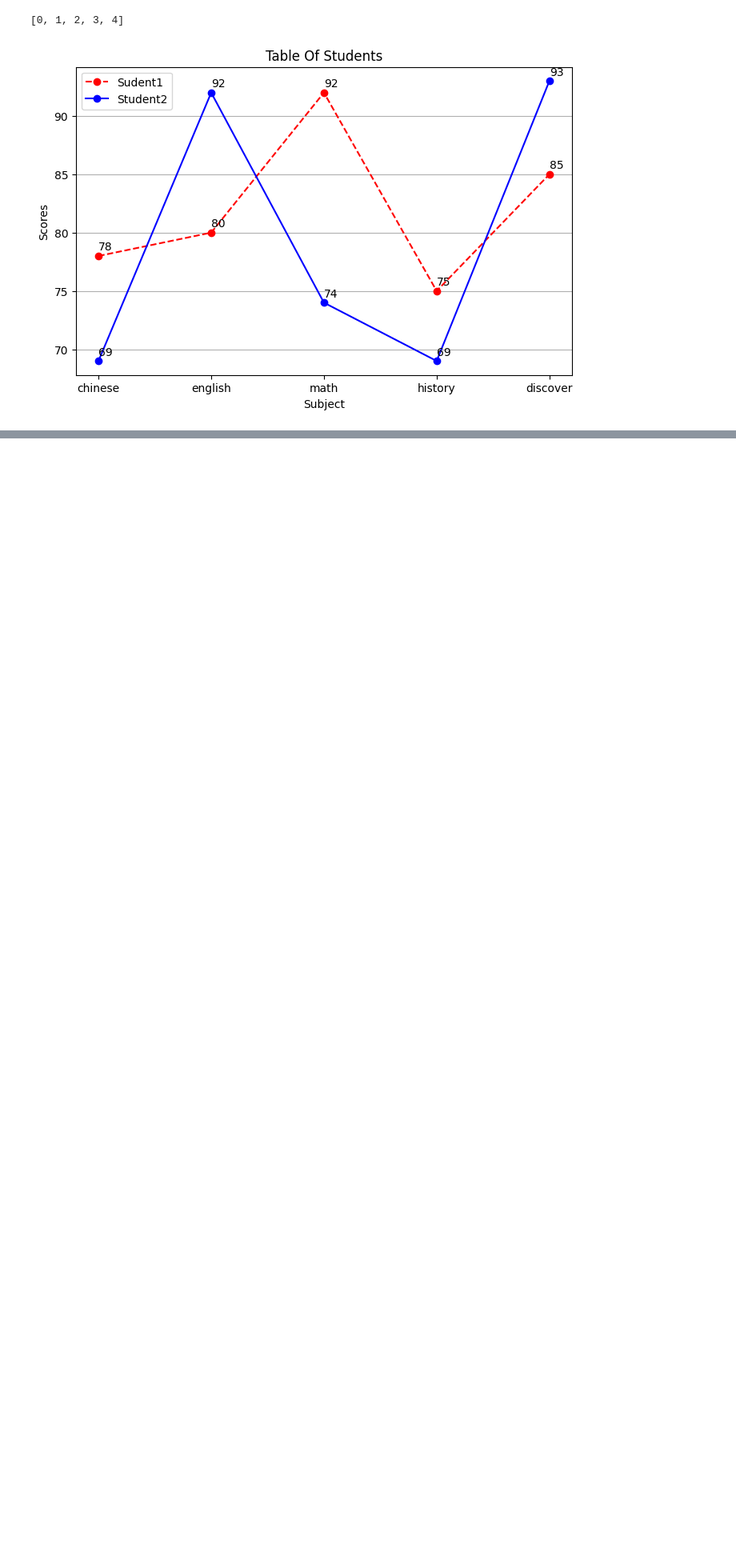
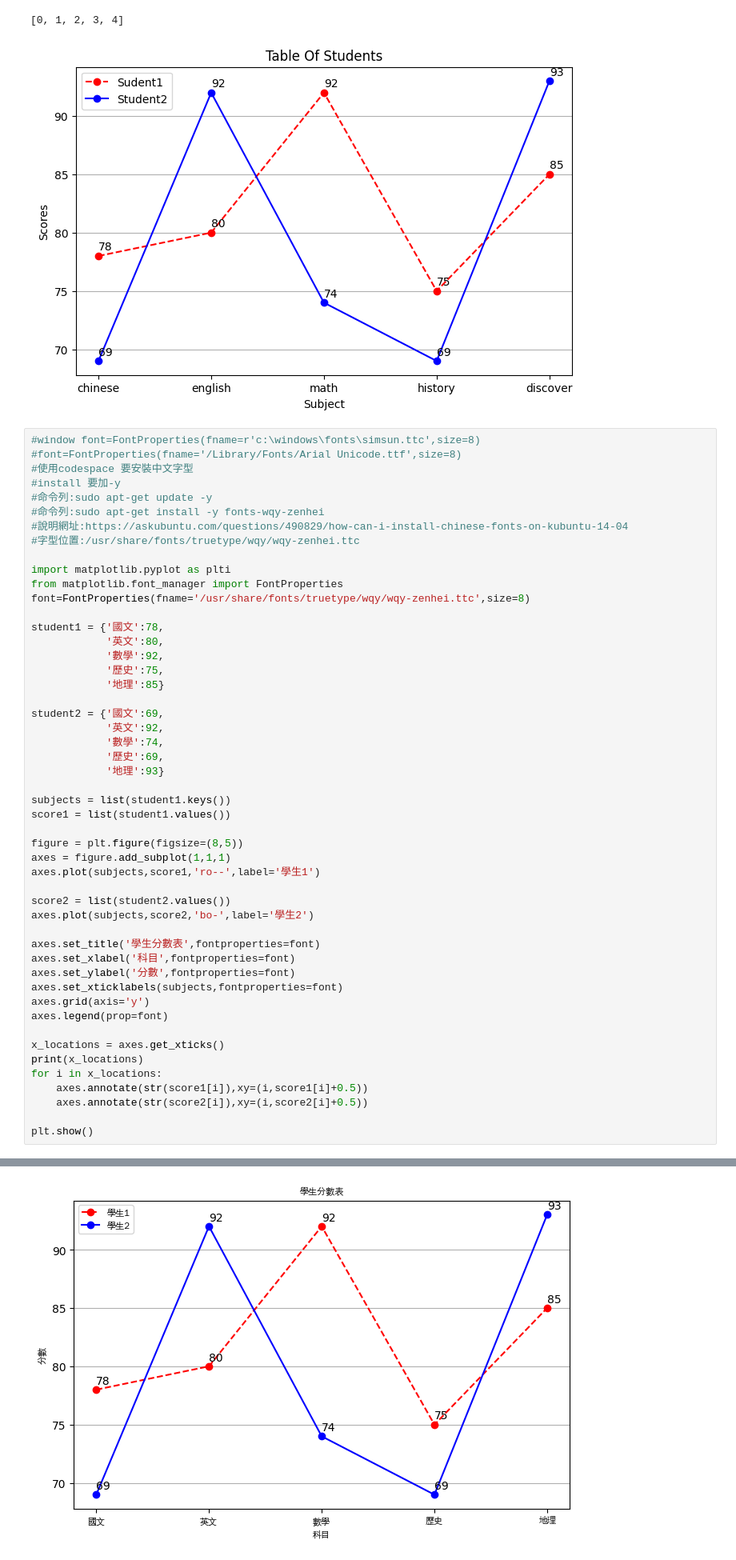
Before and after one commit to roberthsu2003/__2024_07_01_Shilin_python__, a Jupyter notebook: lesson15/lesson15_1.ipynb, the cells around one changed output, grey strips where cells are left out. Shown: that part at 80% size. Cells and saved outputs as stored; diff of their text form; blank space fills up the shorter version.

```diff
--- a/lesson15/lesson15_1.ipynb
+++ b/lesson15/lesson15_1.ipynb
@@ -39,3 +39,54 @@ plt.show()
 # %% [output]
 [0, 1, 2, 3, 4]
 [figure]
+# %%
+#window font=FontProperties(fname=r'c:\windows\fonts\simsun.ttc',size=8)
+#font=FontProperties(fname='/Library/Fonts/Arial Unicode.ttf',size=8)
+#使用codespace 要安裝中文字型
+#install 要加-y
+#命令列:sudo apt-get update -y
+#命令列:sudo apt-get install -y fonts-wqy-zenhei
+#說明網址:https://askubuntu.com/questions/490829/how-can-i-install-chinese-fonts-on-kubuntu-14-04
+#字型位置:/usr/share/fonts/truetype/wqy/wqy-zenhei.ttc
+
+import matplotlib.pyplot as plti
+from matplotlib.font_manager import FontProperties
+font=FontProperties(fname='/usr/share/fonts/truetype/wqy/wqy-zenhei.ttc',size=8)
+
+student1 = {'國文':78,
+            '英文':80,
+            '數學':92,
+            '歷史':75,
+            '地理':85}
+
+student2 = {'國文':69,
+            '英文':92,
+            '數學':74,
+            '歷史':69,
+            '地理':93}
+
+subjects = list(student1.keys())
+score1 = list(student1.values())
+
+figure = plt.figure(figsize=(8,5))
+axes = figure.add_subplot(1,1,1)
+axes.plot(subjects,score1,'ro--',label='學生1')
+
+score2 = list(student2.values())
+axes.plot(subjects,score2,'bo-',label='學生2')
+
+axes.set_title('學生分數表',fontproperties=font)
+axes.set_xlabel('科目',fontproperties=font)
+axes.set_ylabel('分數',fontproperties=font)
+axes.set_xticklabels(subjects,fontproperties=font)
+axes.grid(axis='y')
+axes.legend(prop=font)
+
+x_locations = axes.get_xticks()
+print(x_locations)
+for i in x_locations:
+    axes.annotate(str(score1[i]),xy=(i,score1[i]+0.5))
+    axes.annotate(str(score2[i]),xy=(i,score2[i]+0.5))
+
+plt.show()
+# %% [output]
@@ -41,0 +94 @@ plt.show()
+[figure, added]
```
Also changed, not shown: parts of 1 cell of this notebook.
